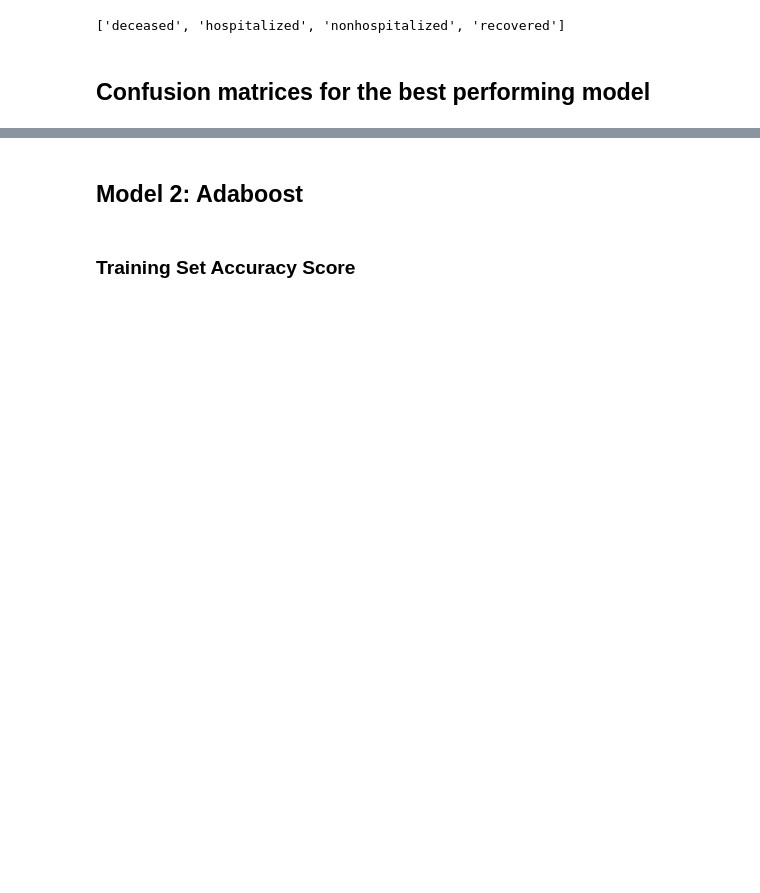
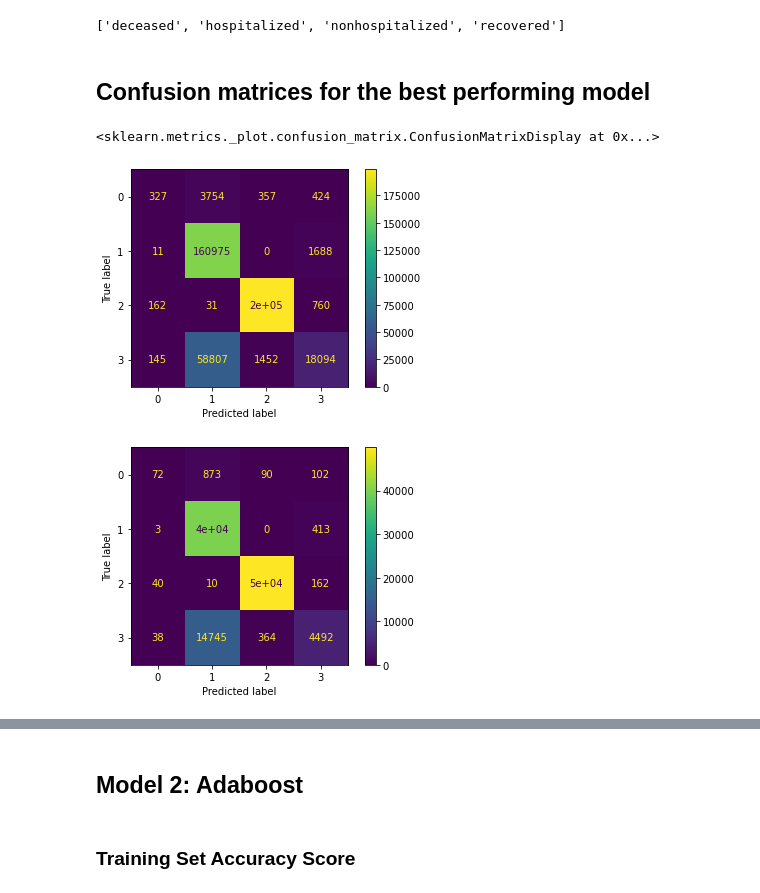
Before and after one commit to alhparsa/CMPT459-Project, a Jupyter notebook: Milestone_2.ipynb, the cells around one changed output, grey strips where cells are left out. Cells and saved outputs as stored; diff of their text form; code cells hidden in the pictures; blank space fills up the shorter version.

```diff
--- a/Milestone_2.ipynb
+++ b/Milestone_2.ipynb
@@ -94,8 +104,15 @@ data.encoder.classes_.tolist()
 # %% [markdown]
 ## Confusion matrices for the best performing model
 # %%
-conf_matrix_train = sklearn.metrics.confusion_matrix(y_train.values, models_training_preds[3])
-conf_matrix_val = sklearn.metrics.confusion_matrix(y_test.values, models_validation_preds[3])
+conf_matrix_train = sklearn.metrics.confusion_matrix(y_train.values, models_training_preds[i])
+conf_matrix_val = sklearn.metrics.confusion_matrix(y_test.values, models_validation_preds[i])
+
+sklearn.metrics.ConfusionMatrixDisplay(conf_matrix_train).plot()
+sklearn.metrics.ConfusionMatrixDisplay(conf_matrix_val).plot()
+# %% [output]
+<sklearn.metrics._plot.confusion_matrix.ConfusionMatrixDisplay at 0x...>
+[figure, added]
+[figure, added]
 # %%
 sklearn.metrics.ConfusionMatrixDisplay(conf_matrix_train).plot()
 sklearn.metrics.ConfusionMatrixDisplay(conf_matrix_val).plot()
```
Also changed, not shown: parts of 16 cells of this notebook, 18 other files.
